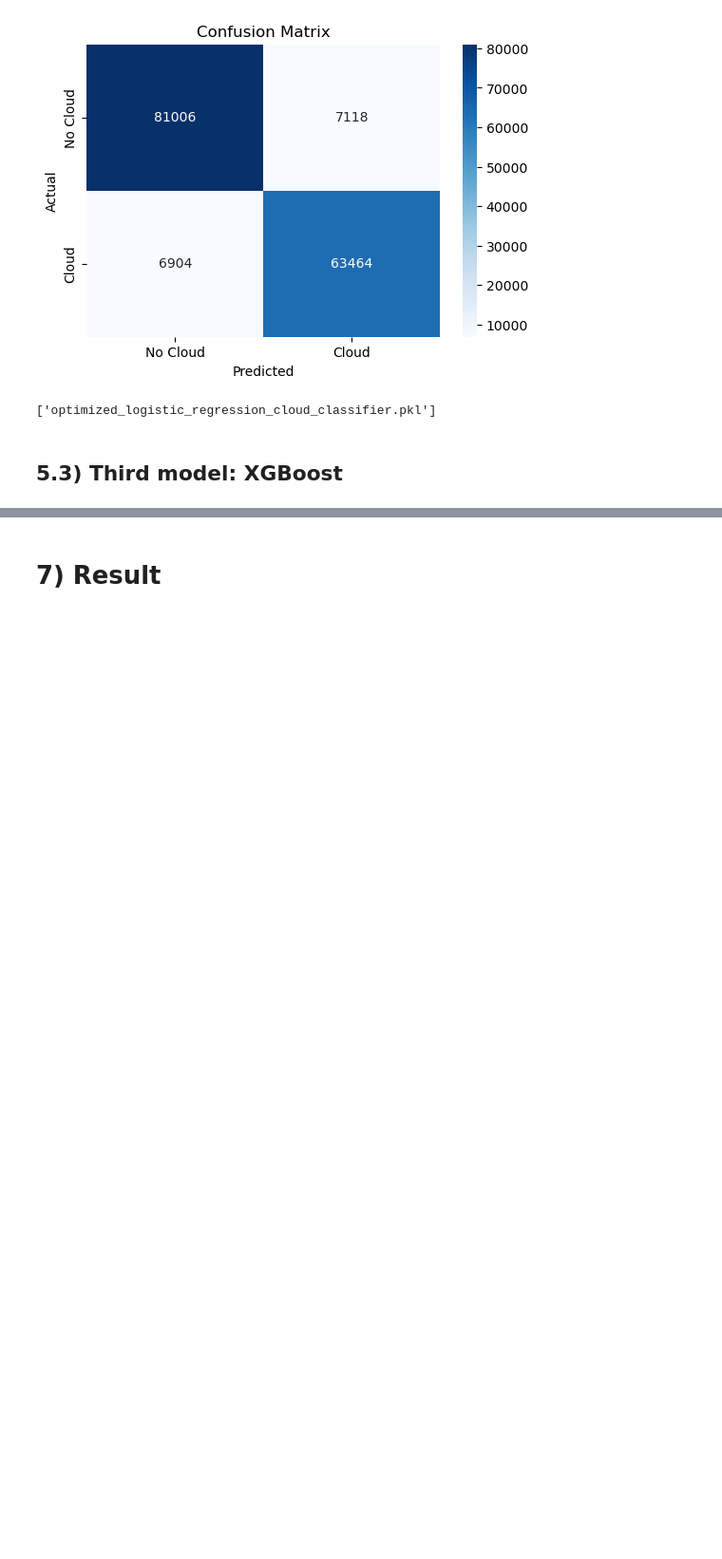
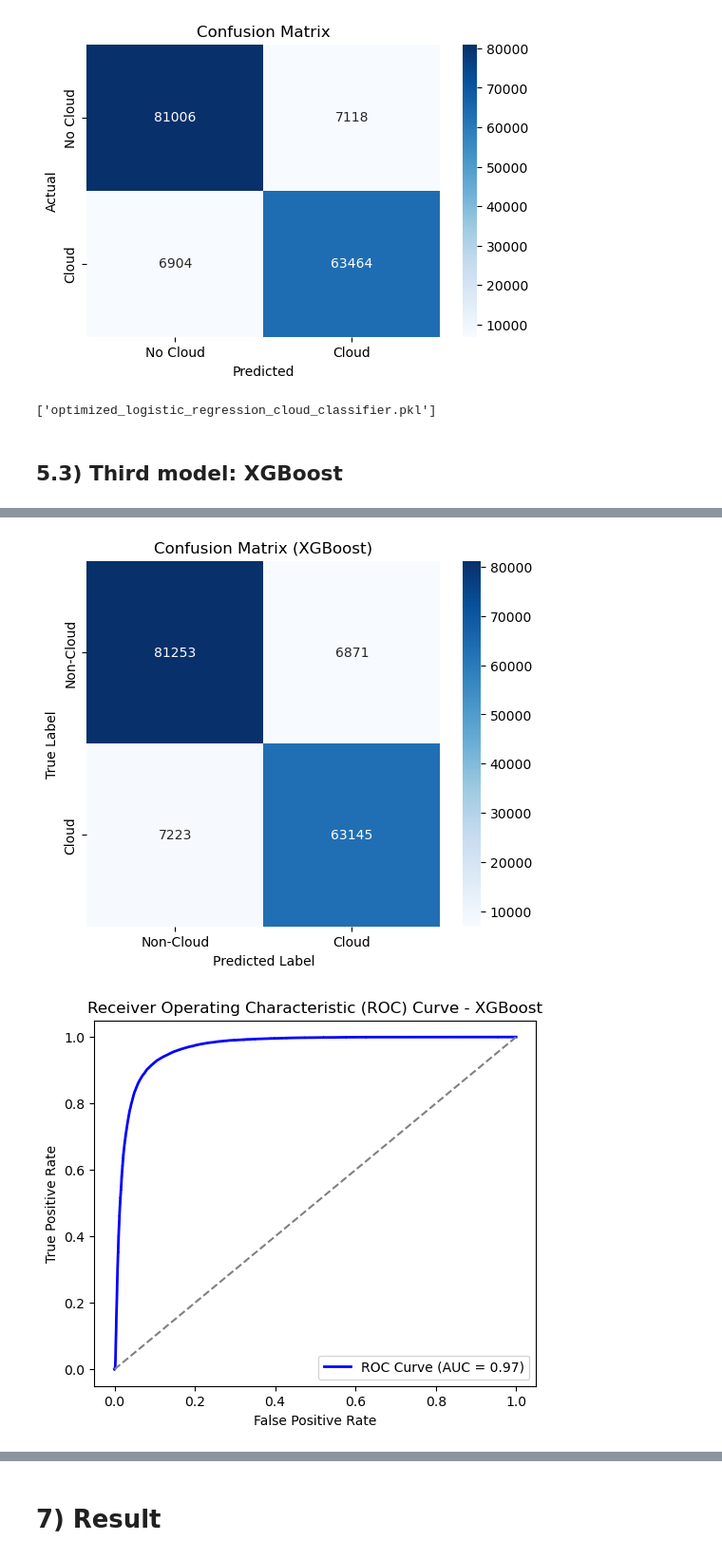
Before and after one commit to lunamk1/lab2, a Jupyter notebook: code/lab2.ipynb, the cells around one changed output, grey strips where cells are left out. Shown at 95% size. Cells and saved outputs as stored; diff of their text form; code cells hidden in the pictures; blank space fills up the shorter version.

Commit message:
plots for RF/XGB

```diff
--- a/code/lab2.ipynb
+++ b/code/lab2.ipynb
@@ -953,8 +953,8 @@ import os
 
 # change to local dir
 # data_dir = "/Users/kk/Documents/GitHub/lab2/featured_image"  # Kathy's directory
-data_dir = "/jet/home/kli9/featured_image"
-# data_dir = '/jet/home/cpestell/lab2/featured_image'
+#data_dir = "/jet/home/kli9/featured_image"
+data_dir = '/jet/home/cpestell/lab2/featured_image'
 embedded_files = ["O012791_ae.csv", "O013257_ae.csv", "O013490_ae.csv"]
 
 # ========== Load Embedded Features ==========
@@ -1245,7 +1284,7 @@ for fold_idx, ((train_sets, val_set)) in enumerate(cv_splits):
     X_val, y_val = val_set.drop(columns=["label", "image_id", "y", "x"]), val_set["label"]
 
     # grid search
-    grid_search = GridSearchCV(log_reg, param_grid, scoring='roc_auc', n_jobs=-1, verbose=2)
+    grid_search = GridSearchCV(log_reg, param_grid, scoring='roc_auc', n_jobs=-1, verbose=1) # changed verbose to 1 so less text outputted
     grid_search.fit(X_train, y_train)
 
     best_models.append(grid_search.best_estimator_)
@@ -1399,0 +1441,46 @@ Best Params for fold 3: {'learning_rate': 0.05, 'max_depth': 5, 'n_estimators':
+# %%
+import numpy as np
+import pandas as pd
+import matplotlib.pyplot as plt
+import seaborn as sns
+from sklearn.metrics import confusion_matrix, roc_curve, auc
+
+# 1. Confusion Matrix
+cm = confusion_matrix(y_test, y_pred)
+plt.figure(figsize=(6, 5))
+sns.heatmap(cm, annot=True, fmt='d', cmap='Blues', xticklabels=['Non-Cloud', 'Cloud'], yticklabels=['Non-Cloud', 'Cloud'])
+plt.xlabel("Predicted Label")
+plt.ylabel("True Label")
+plt.title("Confusion Matrix (XGBoost)")
+plt.show()
+
+# 2. ROC Curve
+fpr, tpr, _ = roc_curve(y_test, y_pred_proba)
+roc_auc = auc(fpr, tpr)
+
+plt.figure(figsize=(6, 5))
+plt.plot(fpr, tpr, color='blue', lw=2, label=f'ROC Curve (AUC = {roc_auc:.2f})')
+plt.plot([0, 1], [0, 1], color='gray', linestyle='--')
+plt.xlabel("False Positive Rate")
+plt.ylabel("True Positive Rate")
+plt.title("Receiver Operating Characteristic (ROC) Curve - XGBoost")
+plt.legend()
+plt.show()
+
+# 3. Feature Importance Plot (Fix for Seaborn 0.14+)
+plt.figure(figsize=(8, 6))
+sns.barplot(
+    x="Importance",
+    y="Feature",
+    data=feature_importances[:10],  # Use DataFrame directly
+    palette="viridis",
+    hue="Feature",  # Assign hue to Feature
+    legend=False  # Remove unnecessary legend
+)
+plt.xlabel("Feature Importance")
+plt.ylabel("Feature")
+plt.title("Top 10 Most Important Features (XGBoost)")
+plt.show()
+# %% [output]
+[figure, added]
+[figure, added]
```
Also changed, not shown: parts of 6 cells of this notebook.
